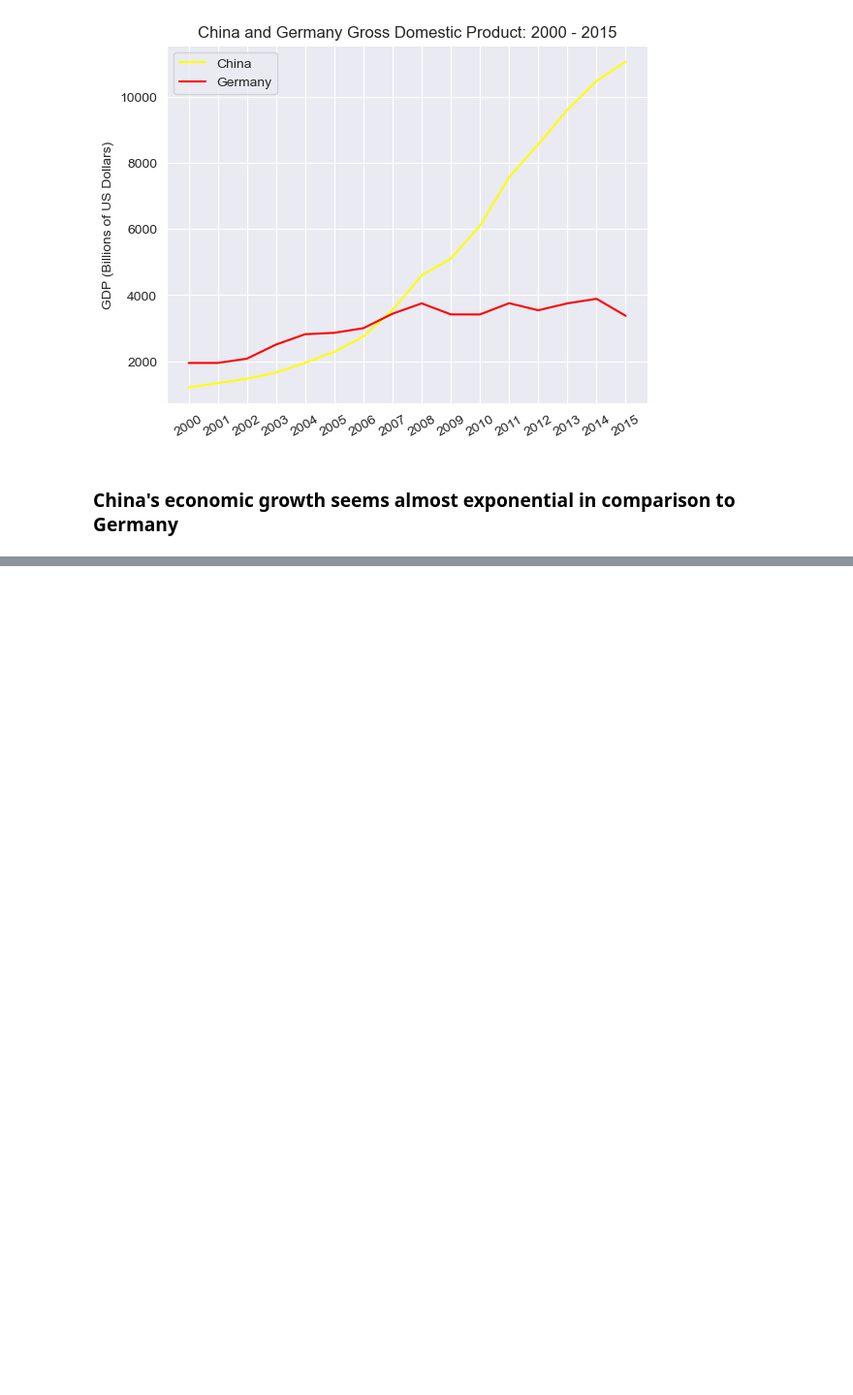
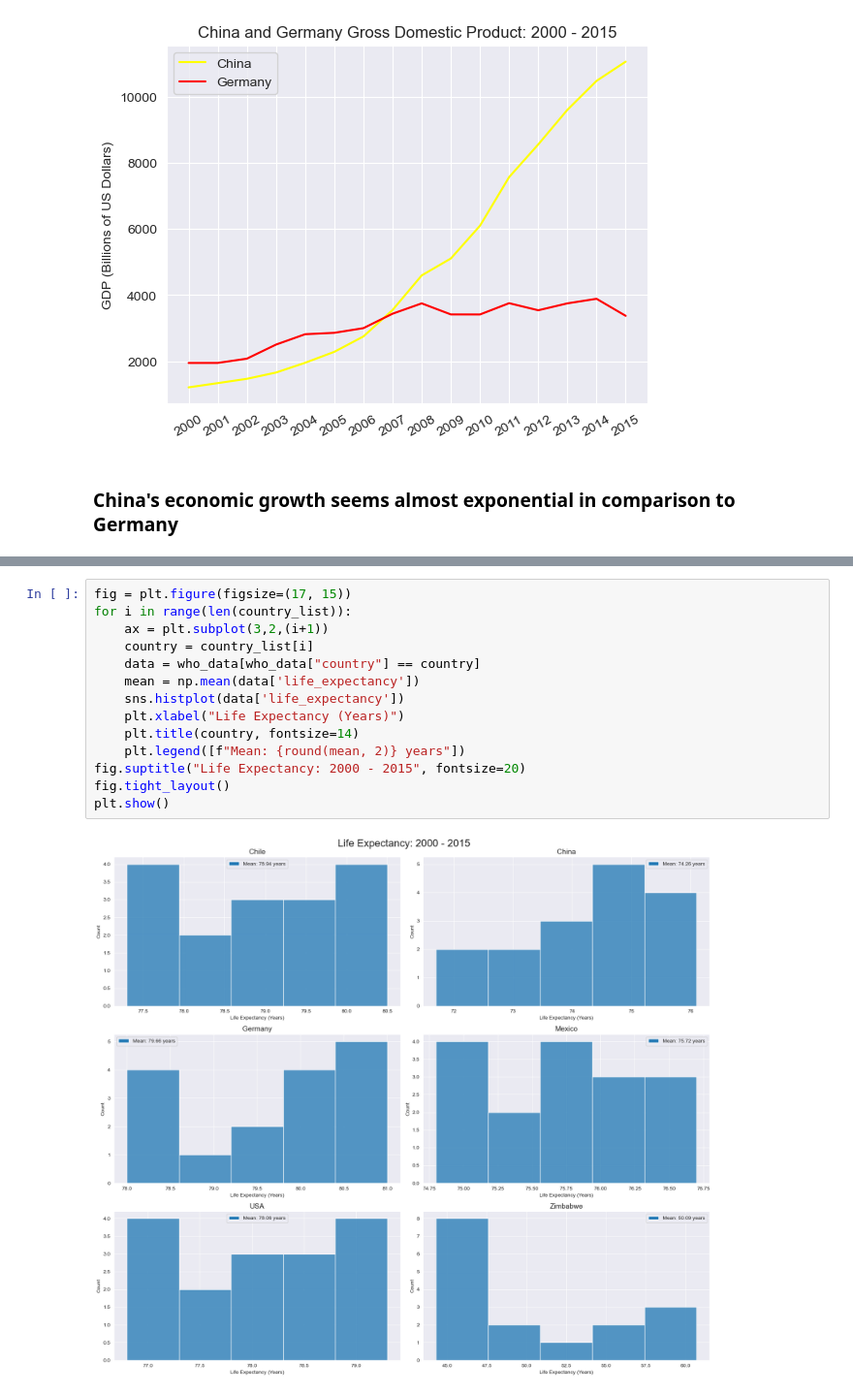
Before and after one commit to pineapple-bois/Life-Expectancy-and-GDP, a Jupyter notebook: life_expectancy_gdp.ipynb, the cells around one changed output, grey strips where cells are left out. Shown at 97% size. Saved outputs shown, nothing was run; the diff lists cells and outputs as text; blank space fills up the shorter version.

Commit message:
New Life Expectancy Visualisations

```diff
--- a/life_expectancy_gdp.ipynb
+++ b/life_expectancy_gdp.ipynb
@@ -195,0 +202,16 @@ plt.show()
+# %%
+fig = plt.figure(figsize=(17, 15))
+for i in range(len(country_list)):
+    ax = plt.subplot(3,2,(i+1))
+    country = country_list[i]
+    data = who_data[who_data["country"] == country]
+    mean = np.mean(data['life_expectancy'])
+    sns.histplot(data['life_expectancy'])
+    plt.xlabel("Life Expectancy (Years)")
+    plt.title(country, fontsize=14)
+    plt.legend([f"Mean: {round(mean, 2)} years"])
+fig.suptitle("Life Expectancy: 2000 - 2015", fontsize=20)
+fig.tight_layout()
+plt.show()
+# %% [output]
+[figure, added]
```
Also changed, not shown: parts of 8 cells of this notebook.
